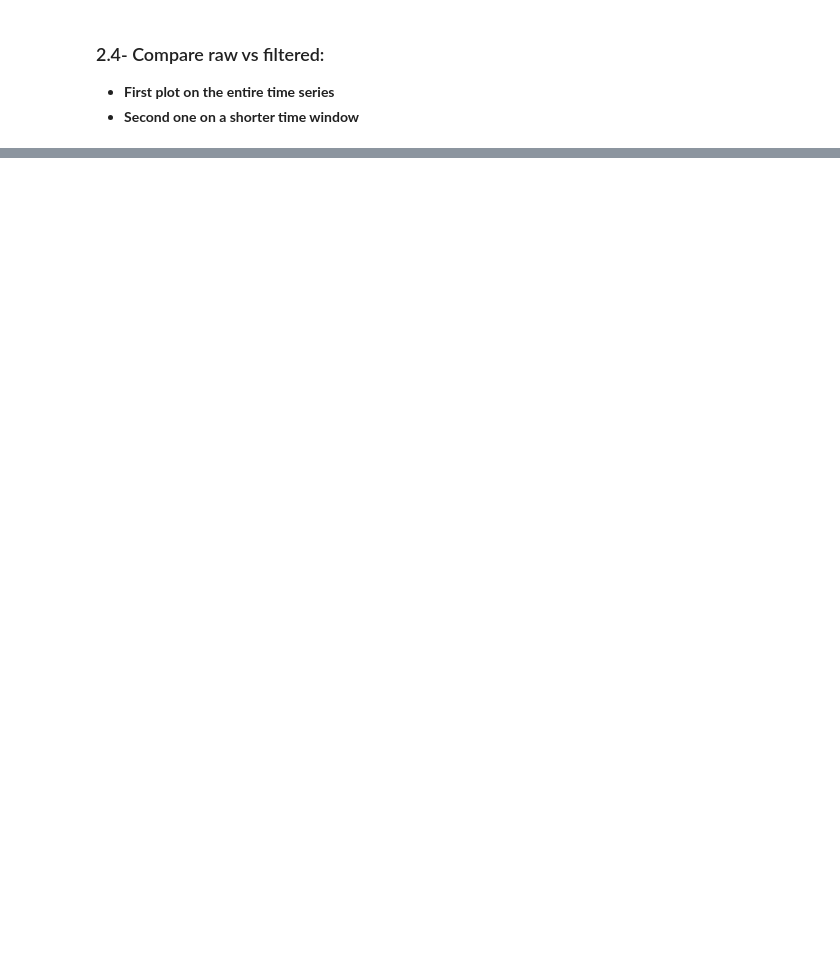
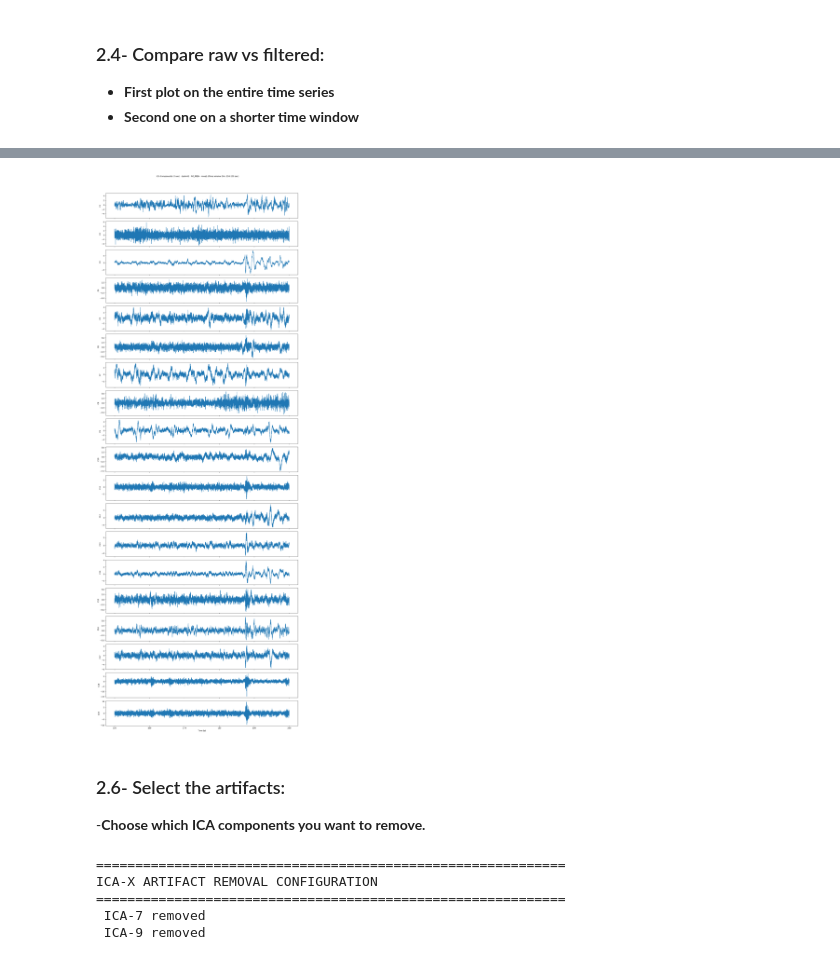
Before and after one commit to jgvhabets/lid_opm, a Jupyter notebook: MEG-EMG-Analysis/Code/notebook/sub-02_preprocessing.ipynb, the cells around one changed output, grey strips where cells are left out. Cells and saved outputs as stored; diff of their text form; code cells hidden in the pictures; blank space fills up the shorter version.

```diff
--- a/MEG-EMG-Analysis/Code/notebook/sub-02_preprocessing.ipynb
+++ b/MEG-EMG-Analysis/Code/notebook/sub-02_preprocessing.ipynb
@@ -310,0 +367,65 @@ plot_channels_comparison(
+# %%
+# ---- SETTING FOR ICA ANALYSIS ON MEG X COMPONENTS ----
+
+N_ICA_COMPONENTS_X = len(MEG_X_CHANNELS)
+ICA_RANDOM_STATE = 0
+ICA_MAX_ITER = 1000
+
+# Get filtered MEG X data (shape: n_channels, n_times)
+meg_x_data_ica = filtered_X_data
+
+# Apply FastICA:
+ica_signals_x, ica_model_x = apply_fastica_to_channels(
+    channels=meg_x_data_ica,
+    n_components=N_ICA_COMPONENTS_X,
+    random_state=ICA_RANDOM_STATE,
+    max_iter=ICA_MAX_ITER
+)
+
+# Create component names for plotting
+ICA_COMPONENT_NAMES_X = [f"ICA-X-{i+1}" for i in range(N_ICA_COMPONENTS_X)]
+# %%
+
+# ---- PLOT ICA COMPONENTS (X) IN A TIME WINDOW ----
+
+ICA_WINDOW_DURATION = 50  # seconds
+ICA_START_TIME = 150      # start time
+
+ica_mask_x, ica_time_window_x = create_time_window_mask(MEG_TIME, ICA_START_TIME, ICA_WINDOW_DURATION)
+ica_signals_x_window = ica_signals_x[:, ica_mask_x]
+
+plot_ica_components(
+    ica_signals=ica_signals_x_window,
+    time=ica_time_window_x,
+    axis_label="X",
+    rec_label=f"({SUBJECT_ID} - {SETUP} - {CONDITION}): (Time window {ICA_WINDOW_DURATION}s: {ICA_START_TIME}-{ICA_START_TIME + ICA_WINDOW_DURATION} sec)",
+)
+# %% [output]
+[figure, added]
+# %% [markdown]
+### 2.6- Select the artifacts:
+
+-**Choose which ICA components you want to remove.**
+# %%
+# ---- USER CONFIGURATION: ARTIFACT COMPONENTS TO REMOVE ----
+print("\n" + "="*60)
+print("ICA-X ARTIFACT REMOVAL CONFIGURATION")
+print("="*60)
+
+# USER DEFINES WHICH COMPONENTS ARE ARTIFACTS (1-based: ICA-X-1, ICA-X-2, etc.)
+ARTIFACT_COMPONENTS_X = [7, 9]
+
+# Remove artifacts from filtered X data using ICA
+cleaned_x_channels = remove_ica_artifacts(
+    preprocessed_channels=[filtered_X_data[i] for i in range(filtered_X_data.shape[0])],
+    ica_signals=ica_signals_x,
+    ica_model=ica_model_x,
+    artifact_components=ARTIFACT_COMPONENTS_X,
+    verbose=True
+)
+# %% [output]
+============================================================
+ICA-X ARTIFACT REMOVAL CONFIGURATION
+============================================================
+ ICA-7 removed
+ ICA-9 removed
```
Also changed, not shown: parts of 12 cells of this notebook, 2 other files.
